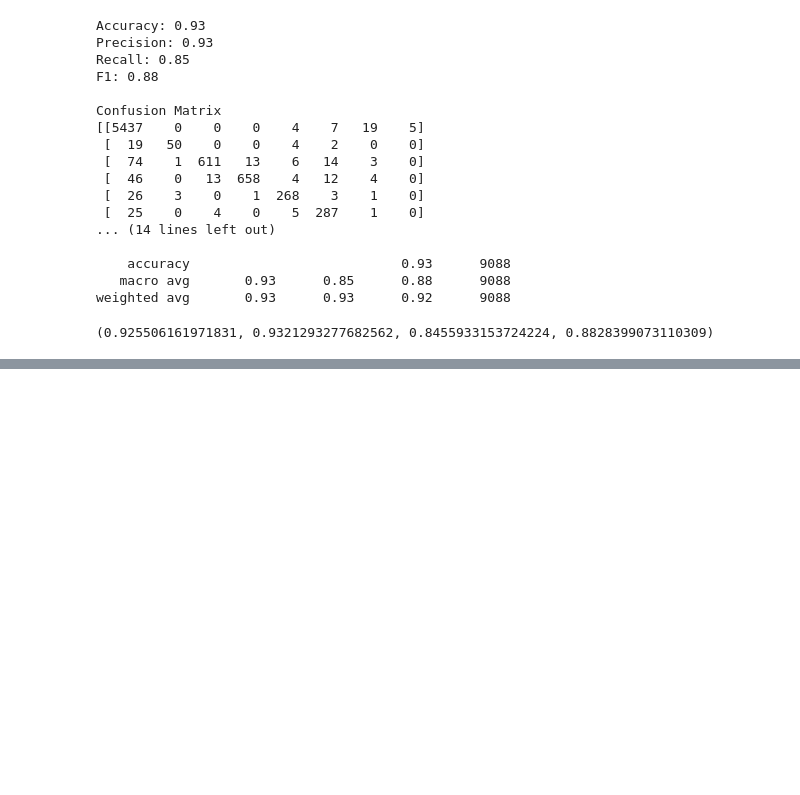
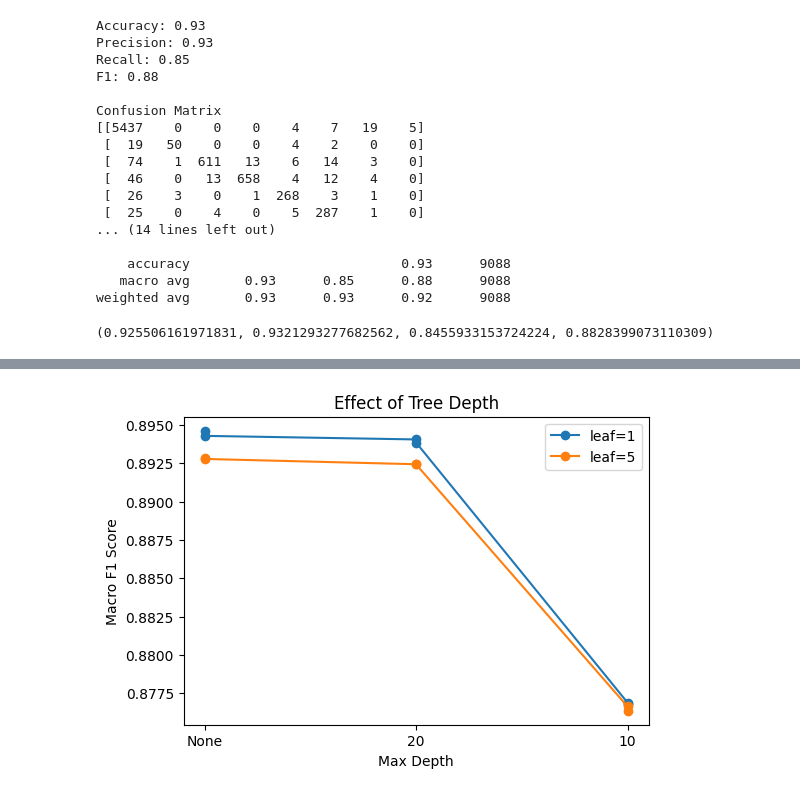
Before and after one commit to kellyw03/ee467-final, a Jupyter notebook: EDA.ipynb, the cells around one changed output, grey strips where cells are left out. Drawn from its saved outputs; the diff is of its cells as text; code cells hidden in the pictures; blank space fills up the shorter version.

```diff
--- a/EDA.ipynb
+++ b/EDA.ipynb
@@ -523,0 +668,21 @@ weighted avg       0.93      0.93      0.92      9088
+# %%
+# 2. Effect of tree depth
+plt.figure(figsize=(6,4))
+
+for leaf in results_df["param_min_samples_leaf"].unique():
+    subset = results_df[results_df["param_min_samples_leaf"] == leaf]
+
+    plt.plot(
+        subset["param_max_depth"].astype(str),
+        subset["mean_test_score"],
+        marker="o",
+        label=f"leaf={leaf}"
+    )
+
+plt.xlabel("Max Depth")
+plt.ylabel("Macro F1 Score")
+plt.title("Effect of Tree Depth")
+plt.legend()
+plt.show()
+# %% [output]
+[figure, added]
```
Also changed, not shown: parts of 11 cells of this notebook.
